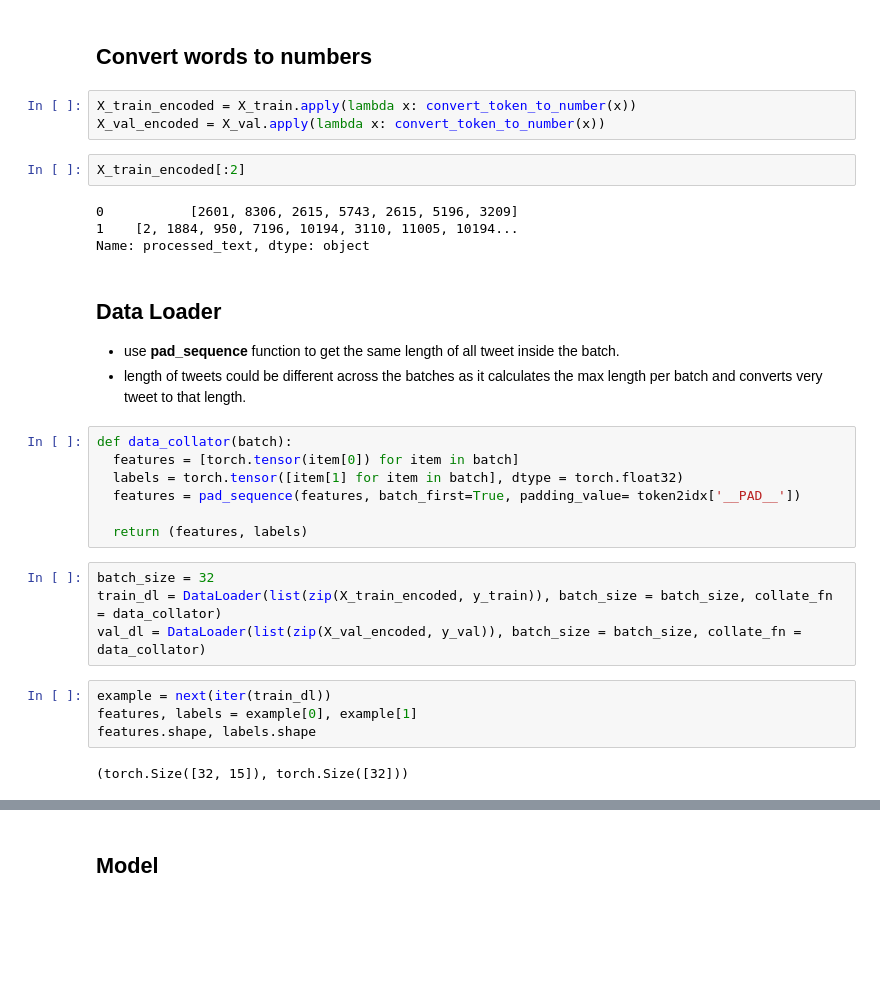
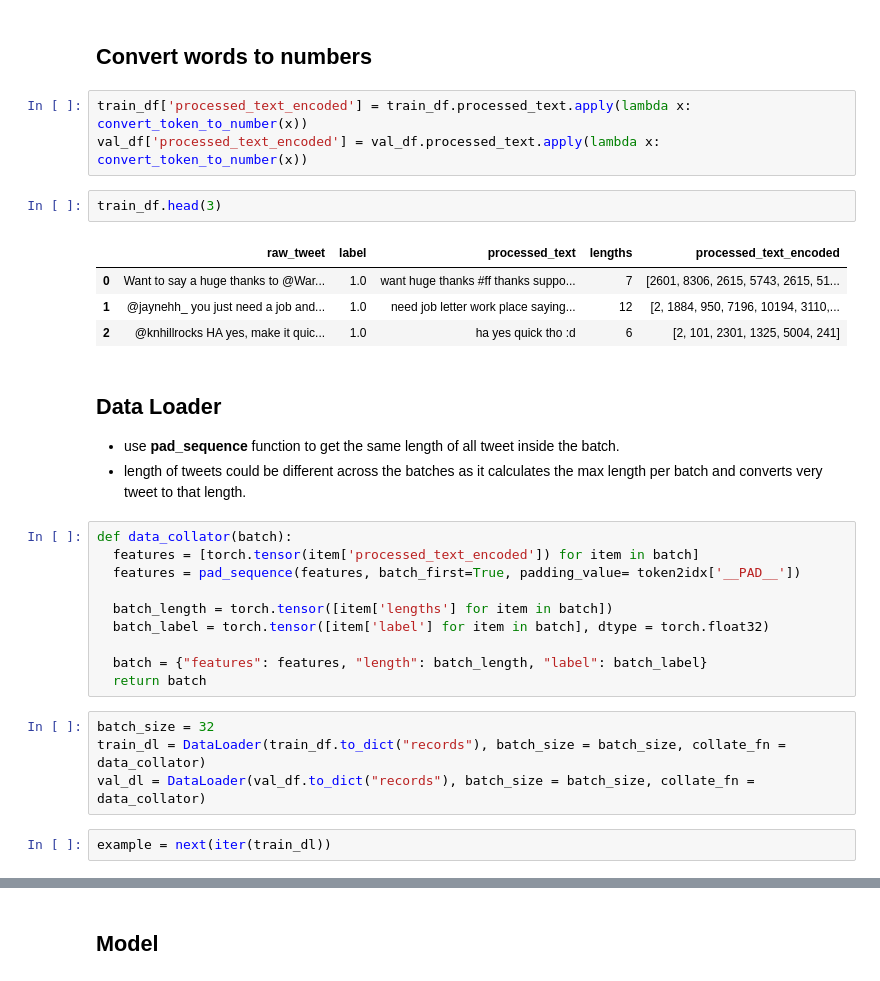
Before and after one commit to gupta24789/sentiment-analysis, a Jupyter notebook: sentiment_lstm_lighting.ipynb, the cells around one changed output, grey strips where cells are left out. Saved outputs shown, nothing was run; the diff lists cells and outputs as text; blank space fills up the shorter version.

```diff
--- a/sentiment_lstm_lighting.ipynb
+++ b/sentiment_lstm_lighting.ipynb
@@ -139,14 +136,15 @@ vocab size : 11332
 # %% [markdown]
 ## Convert words to numbers
 # %%
-X_train_encoded = X_train.apply(lambda x: convert_token_to_number(x))
-X_val_encoded = X_val.apply(lambda x: convert_token_to_number(x))
+train_df['processed_text_encoded'] = train_df.processed_text.apply(lambda x: convert_token_to_number(x))
+val_df['processed_text_encoded'] = val_df.processed_text.apply(lambda x: convert_token_to_number(x))
-# %%
-X_train_encoded[:2]
-# %% [output]
-0           [2601, 8306, 2615, 5743, 2615, 5196, 3209]
-1    [2, 1884, 950, 7196, 10194, 3110, 11005, 10194...
-Name: processed_text, dtype: object
+# %%
+train_df.head(3)
+# %% [output]
+|  | raw_tweet | label | processed_text | lengths | processed_text_encoded |
+| 0 | Want to say a huge thanks to @War... | 1.0 | want huge thanks #ff thanks suppo... | 7 | [2601, 8306, 2615, 5743, 2615, 51... |
+| 1 | @jaynehh_ you just need a job and... | 1.0 | need job letter work place saying... | 12 | [2, 1884, 950, 7196, 10194, 3110,... |
+| 2 | @knhillrocks HA yes, make it quic... | 1.0 | ha yes quick tho :d | 6 | [2, 101, 2301, 1325, 5004, 241] |
 # %% [markdown]
 ## Data Loader
 
@@ -154,18 +152,17 @@ Name: processed_text, dtype: object
 - length of tweets could be different across the batches as it calculates the max length per batch and converts very tweet to that length.
 # %%
 def data_collator(batch):
-  features = [torch.tensor(item[0]) for item in batch]
-  labels = torch.tensor([item[1] for item in batch], dtype = torch.float32)
+  features = [torch.tensor(item['processed_text_encoded']) for item in batch]
   features = pad_sequence(features, batch_first=True, padding_value= token2idx['__PAD__'])
 
-  return (features, labels)
+  batch_length = torch.tensor([item['lengths'] for item in batch])
+  batch_label = torch.tensor([item['label'] for item in batch], dtype = torch.float32)
+
+  batch = {"features": features, "length": batch_length, "label": batch_label}
+  return batch
 # %%
 batch_size = 32
-train_dl = DataLoader(list(zip(X_train_encoded, y_train)), batch_size = batch_size, collate_fn = data_collator)
-val_dl = DataLoader(list(zip(X_val_encoded, y_val)), batch_size = batch_size, collate_fn = data_collator)
+train_dl = DataLoader(train_df.to_dict("records"), batch_size = batch_size, collate_fn = data_collator)
+val_dl = DataLoader(val_df.to_dict("records"), batch_size = batch_size, collate_fn = data_collator)
-# %%
-example = next(iter(train_dl))
-features, labels = example[0], example[1]
-features.shape, labels.shape
-# %% [output]
-(torch.Size([32, 15]), torch.Size([32]))
+# %%
+example = next(iter(train_dl))
```
Also changed, not shown: parts of 10 cells of this notebook.
